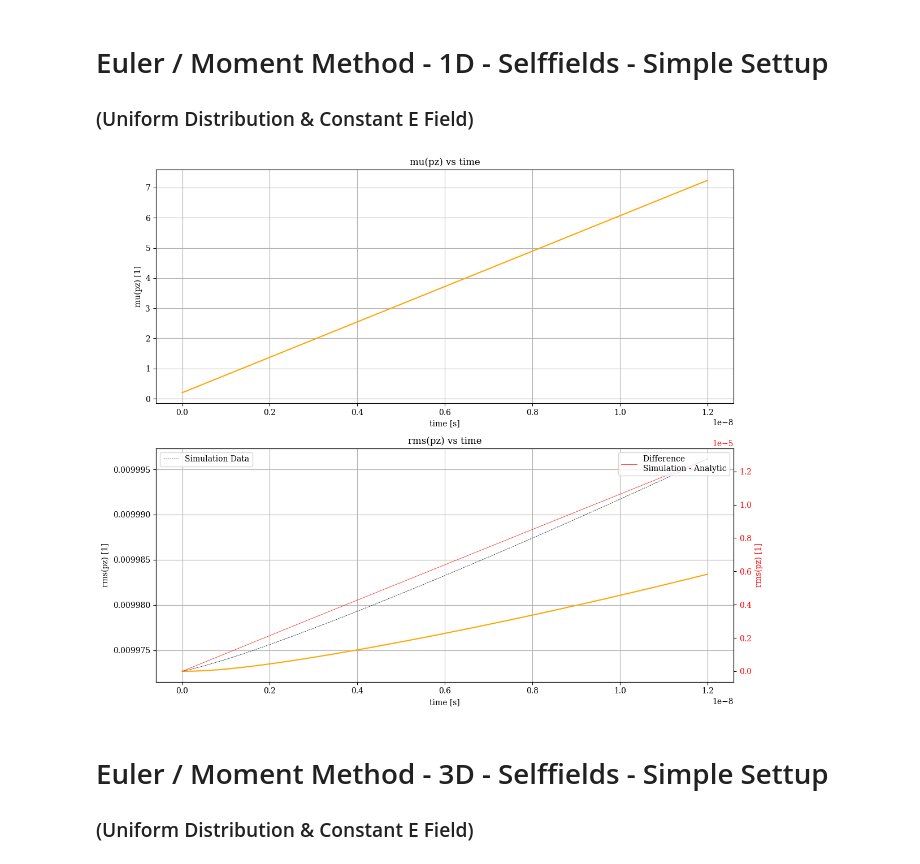
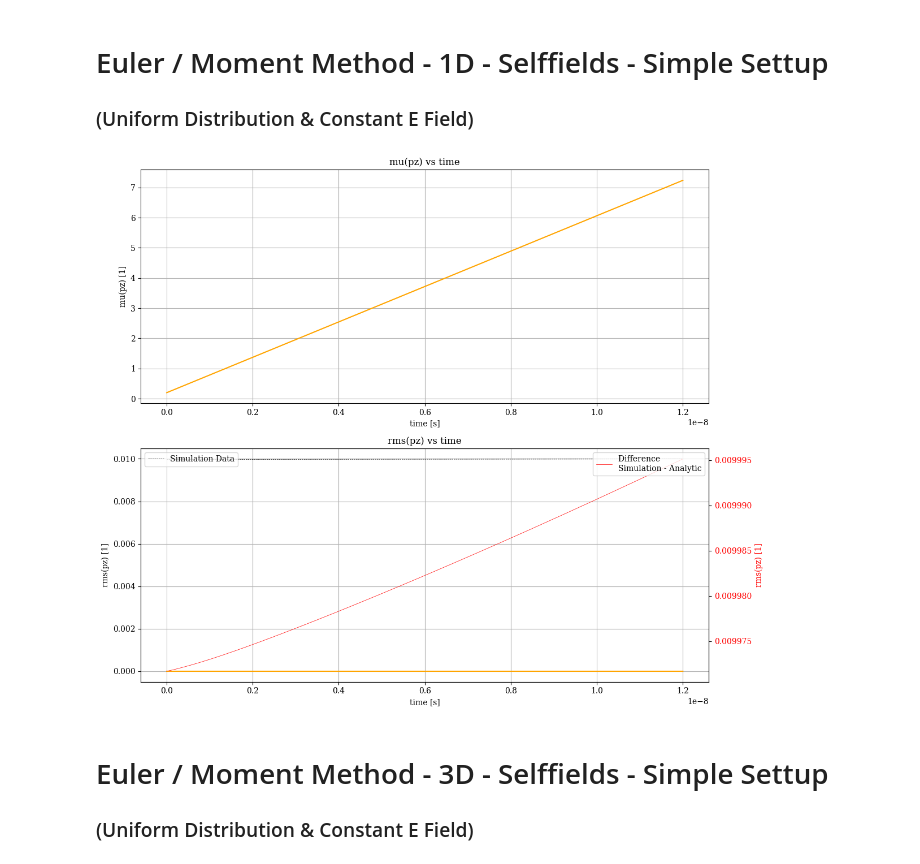
Before and after one commit to alexanderwischmann/FS26-semester-project, a Jupyter notebook: python/analytic_solve.ipynb, the cells around one changed output. Drawn from its saved outputs; the diff is of its cells as text; code cells hidden in the pictures.

```diff
--- a/python/analytic_solve.ipynb
+++ b/python/analytic_solve.ipynb
@@ -544,7 +583,7 @@ def state_derivative_simple(
     mu_gamma = np.sqrt(1.0 + (mu_p / m )**2)
     inv_gamma3_m = c_si / (mu_gamma ** 3 * m) # kinematic term (m/s)
 
-    kappa_uniform = TOTAL_CHARGE / (np.sqrt(12) * EPSILON_0 * sigma_z) # This is okay for 1D, as it TOTAL_CHARGE is formally charge per transversal surface
+    kappa_uniform = SIMPLE_TOTAL_CHARGE / (np.sqrt(12) * EPSILON_0 * sigma_z) # This is okay for 1D, as it TOTAL_CHARGE is formally charge per transversal surface
 
     force_ext = q * E_Z * c_si  # kinematic term (m/s)
     force_self = q * kappa_uniform * c_si # kinematic term (m/s)
@@ -574,43 +613,44 @@ def state_derivative_simple(
     return np.array([d_mu_z, d_mu_p, d_sigma_z_squared, d_sigma_p_squared, d_sigma_zp])
 # %%
 POSITION_MOMENTUM_SIGMA_0 = 0 # Uniform distribution
-# Y0 = np.array([
-#     POSITION_0[2],
-#     MOMENTUM_0[2],
-#     POSITION_SIGMA_0[2]**2,
-#     MOMENTUM_SIGMA_0[2]**2,
-#     POSITION_MOMENTUM_SIGMA_0
-# ])
-Y0 = np.array([data_1d_simple_position_means[0],
-               data_1d_simple_momentum_means[0],
-               data_1d_simple_position_sigmas[0]**2,
-               data_1d_simple_momentum_sigmas[0]**2,
-               POSITION_MOMENTUM_SIGMA_0]) # exact initial conditions from simulation data
+Y0 = np.array([
+    POSITION_0[2],
+    MOMENTUM_0[2],
+    SIMPLE_POSITION_SIGMA_0[2]**2,
+    SIMPLE_MOMENTUM_SIGMA_0[2]**2,
+    POSITION_MOMENTUM_SIGMA_0
+])
+# Y0 = np.array([data_1d_simple_position_means[0],
+#                data_1d_simple_momentum_means[0],
+#                data_1d_simple_position_sigmas[0]**2,
+#                data_1d_simple_momentum_sigmas[0]**2,
+#                POSITION_MOMENTUM_SIGMA_0]) # exact initial conditions from simulation data
+
 sol = solve_ivp(state_derivative_simple, (0.0, T_END_SIMPLE), Y0, dense_output=True, rtol=1e-10, atol=1e-13)
 
 times = sol.t
 mu_p_vs_time_simple = sol.y[1]
 rms_p_vs_time_simple = np.sqrt(sol.y[3])
 
 fig, axes = plt.subplots(2, figsize=(12, 10))
 axes[0].plot(times, p_to_betagamma(mu_p_vs_time_simple), color='orange')
 axes[0].set_xlabel('time [s]')
 axes[0].set_ylabel(f'mu(pz) [1]')
 axes[0].set_title(f'mu(pz) vs time')
 axes[0].grid()
 
 
 axes[1].plot(times, p_to_betagamma(rms_p_vs_time_simple), color='orange')
 axes[1].set_xlabel('time [s]')
 axes[1].set_ylabel(f'rms(pz) [1]')
 axes[1].set_title(f'rms(pz) vs time')
 axes[1].grid()
 plot_data(axes[1], times, p_to_betagamma(rms_p_vs_time_simple), data_1d_simple_xaxis, p_to_betagamma(data_1d_simple_momentum_sigmas))
 
 plt.tight_layout()
 plt.show()
 # %% [output]
-[figure, old version]
+[figure, new version]
 # %% [markdown]
 # Euler / Moment Method - 3D - Selffields - Simple Settup
 ### (Uniform Distribution & Constant E Field)
```
Also changed, not shown: parts of 9 cells of this notebook, 2 other files.
